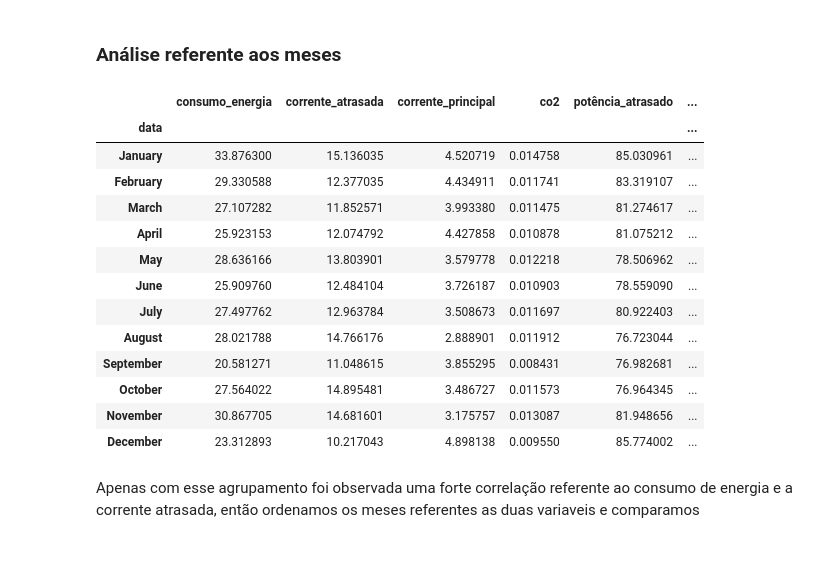
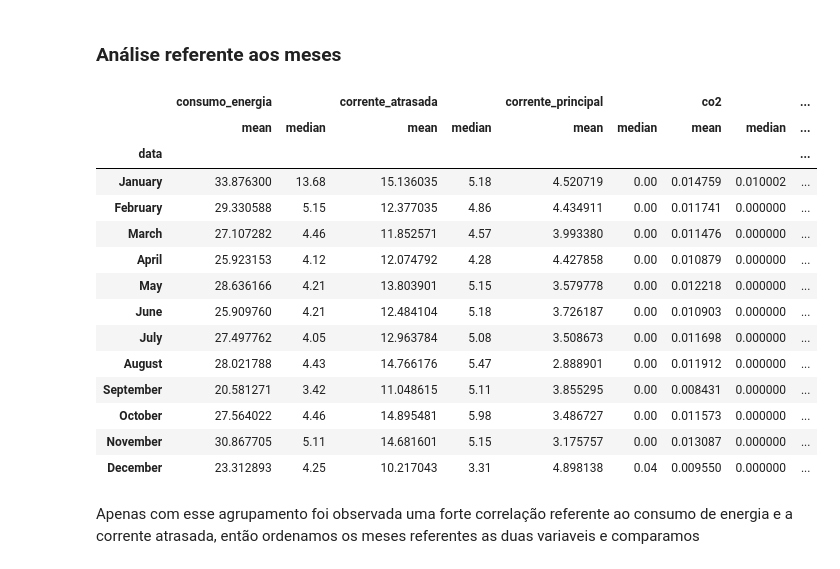
Before and after one commit to MatBrands/Data4All_Business-Case, a Jupyter notebook: main/notebooks/eda.ipynb, the cells around one changed output. Cells and saved outputs as stored; diff of their text form; code cells hidden in the pictures.

```diff
--- a/main/notebooks/eda.ipynb
+++ b/main/notebooks/eda.ipynb
@@ -160,38 +160,39 @@ df.sort_values('consumo_energia', ascending=False).head(10)
 # %%
 def get_mode(x: pd.Series) -> str:
     return x.mode()[0]
 
 df_groupby_month = df.groupby(df.data.dt.month_name(), sort=False).agg(
     {
-        'consumo_energia': 'mean',
-        'corrente_atrasada': 'mean',
-        'corrente_principal': 'mean',
-        'co2': 'mean',
-        'potência_atrasado': 'mean',
-        'potência_principal': 'mean',
+        'consumo_energia': ['mean', 'median'],
+        'corrente_atrasada': ['mean', 'median'],
+        'corrente_principal': ['mean', 'median'],
+        'co2': ['mean', 'median'],
+        'potencia_atrasado': ['mean', 'median'],
+        'potencia_principal': ['mean', 'median'],
         'dia_semana': get_mode,
         'tipo_carga': get_mode,
     }
 )
 
 del get_mode
 
 df_groupby_month
 # %% [output]
-|  | consumo_energia | corrente_atrasada | corrente_principal | co2 | potência_atrasado | ... |
-| data |  |  |  |  |  | ... |
-| January | 33.876300 | 15.136035 | 4.520719 | 0.014758 | 85.030961 | ... |
-| February | 29.330588 | 12.377035 | 4.434911 | 0.011741 | 83.319107 | ... |
-| March | 27.107282 | 11.852571 | 3.993380 | 0.011475 | 81.274617 | ... |
-| April | 25.923153 | 12.074792 | 4.427858 | 0.010878 | 81.075212 | ... |
-| May | 28.636166 | 13.803901 | 3.579778 | 0.012218 | 78.506962 | ... |
-| June | 25.909760 | 12.484104 | 3.726187 | 0.010903 | 78.559090 | ... |
-| July | 27.497762 | 12.963784 | 3.508673 | 0.011697 | 80.922403 | ... |
-| August | 28.021788 | 14.766176 | 2.888901 | 0.011912 | 76.723044 | ... |
-| September | 20.581271 | 11.048615 | 3.855295 | 0.008431 | 76.982681 | ... |
-| October | 27.564022 | 14.895481 | 3.486727 | 0.011573 | 76.964345 | ... |
-| November | 30.867705 | 14.681601 | 3.175757 | 0.013087 | 81.948656 | ... |
-| December | 23.312893 | 10.217043 | 4.898138 | 0.009550 | 85.774002 | ... |
+|  | consumo_energia |  | corrente_atrasada |  | corrente_principal |  | co2 |  | ... |
+|  | mean | median | mean | median | mean | median | mean | median | ... |
+| data |  |  |  |  |  |  |  |  | ... |
+| January | 33.876300 | 13.68 | 15.136035 | 5.18 | 4.520719 | 0.00 | 0.014759 | 0.010002 | ... |
+| February | 29.330588 | 5.15 | 12.377035 | 4.86 | 4.434911 | 0.00 | 0.011741 | 0.000000 | ... |
+| March | 27.107282 | 4.46 | 11.852571 | 4.57 | 3.993380 | 0.00 | 0.011476 | 0.000000 | ... |
+| April | 25.923153 | 4.12 | 12.074792 | 4.28 | 4.427858 | 0.00 | 0.010879 | 0.000000 | ... |
+| May | 28.636166 | 4.21 | 13.803901 | 5.15 | 3.579778 | 0.00 | 0.012218 | 0.000000 | ... |
+| June | 25.909760 | 4.21 | 12.484104 | 5.18 | 3.726187 | 0.00 | 0.010903 | 0.000000 | ... |
+| July | 27.497762 | 4.05 | 12.963784 | 5.08 | 3.508673 | 0.00 | 0.011698 | 0.000000 | ... |
+| August | 28.021788 | 4.43 | 14.766176 | 5.47 | 2.888901 | 0.00 | 0.011912 | 0.000000 | ... |
+| September | 20.581271 | 3.42 | 11.048615 | 5.11 | 3.855295 | 0.00 | 0.008431 | 0.000000 | ... |
+| October | 27.564022 | 4.46 | 14.895481 | 5.98 | 3.486727 | 0.00 | 0.011573 | 0.000000 | ... |
+| November | 30.867705 | 5.11 | 14.681601 | 5.15 | 3.175757 | 0.00 | 0.013087 | 0.000000 | ... |
+| December | 23.312893 | 4.25 | 10.217043 | 3.31 | 4.898138 | 0.04 | 0.009550 | 0.000000 | ... |
 # %% [markdown]
 Apenas com esse agrupamento foi observada uma forte correlação referente ao consumo de energia e a corrente atrasada, então ordenamos os meses referentes as duas variaveis e comparamos
 # %%
```
Also changed, not shown: parts of 24 cells of this notebook, 4 other files.
